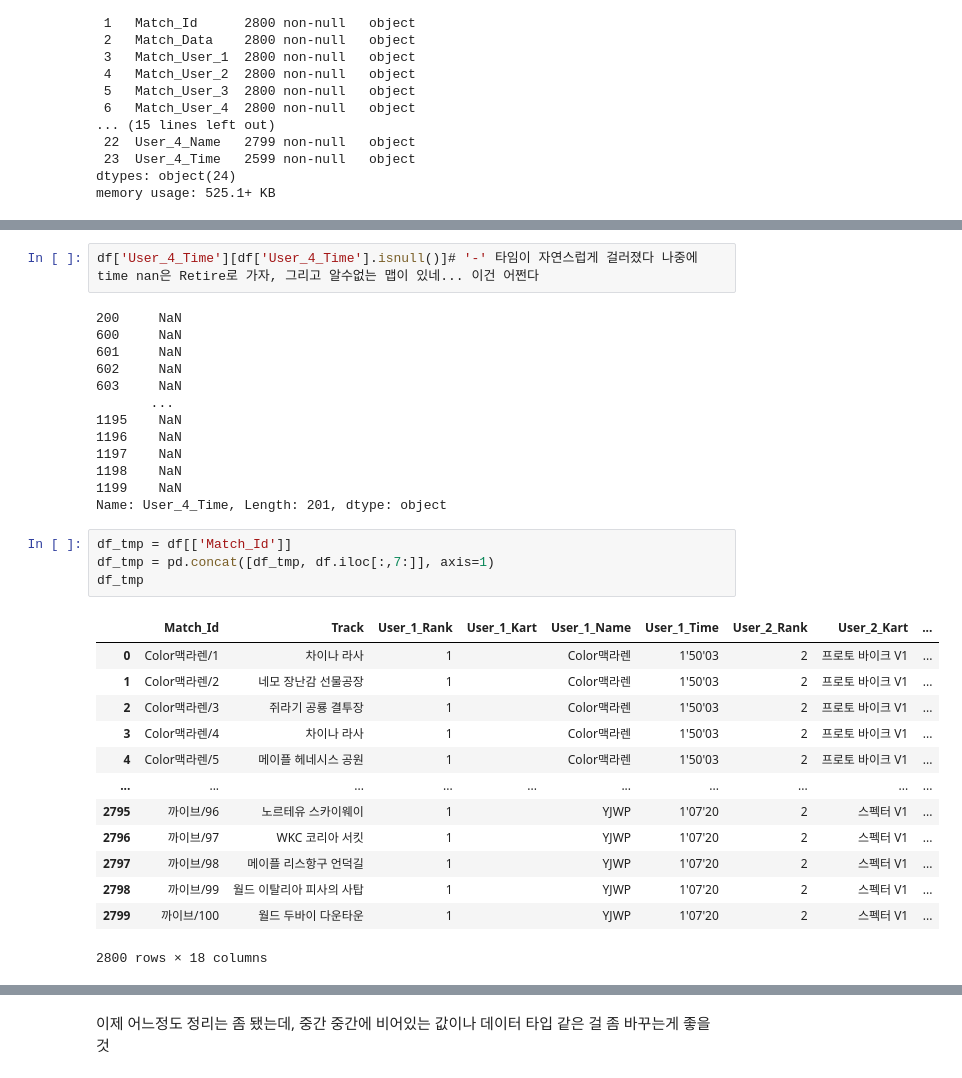
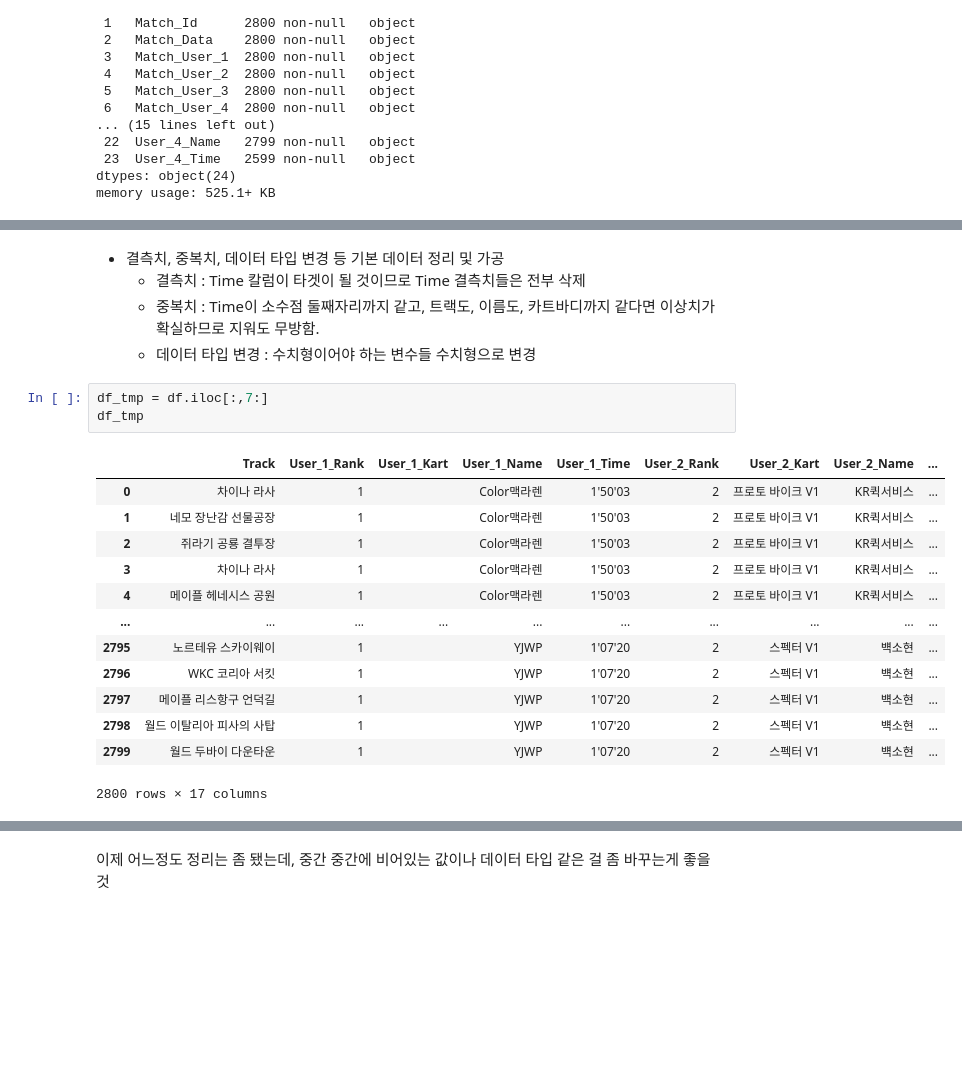
Before and after one commit to ORCT/ds-section2-project, a Jupyter notebook: 01. Data_Preprocessing.ipynb, the cells around one changed output, grey strips where cells are left out. Drawn from its saved outputs; the diff is of its cells as text; blank space fills up the shorter version.

```diff
--- a/01. Data_Preprocessing.ipynb
+++ b/01. Data_Preprocessing.ipynb
@@ -260,33 +233,22 @@ Name: 200, dtype: object
-# %%
-df['User_4_Time'][df['User_4_Time'].isnull()]# '-' 타임이 자연스럽게 걸러졌다 나중에 time nan은 Retire로 가자, 그리고 알수없는 맵이 있네... 이건 어쩐다
-# %% [output]
-200     NaN
-600     NaN
-601     NaN
-602     NaN
-603     NaN
-       ...
-1195    NaN
-1196    NaN
-1197    NaN
-1198    NaN
-1199    NaN
-Name: User_4_Time, Length: 201, dtype: object
+# %% [markdown]
+- 결측치, 중복치, 데이터 타입 변경 등 기본 데이터 정리 및 가공
+  - 결측치 : Time 칼럼이 타겟이 될 것이므로 Time 결측치들은 전부 삭제
+  - 중복치 : Time이 소수점 둘째자리까지 같고, 트랙도, 이름도, 카트바디까지 같다면 이상치가 확실하므로 지워도 무방함.
+  - 데이터 타입 변경 : 수치형이어야 하는 변수들 수치형으로 변경
 # %%
-df_tmp = df[['Match_Id']]
-df_tmp = pd.concat([df_tmp, df.iloc[:,7:]], axis=1)
+df_tmp = df.iloc[:,7:]
 df_tmp
 # %% [output]
-|  | Match_Id | Track | User_1_Rank | User_1_Kart | User_1_Name | User_1_Time | User_2_Rank | User_2_Kart | ... |
-| 0 | Color맥라렌/1 | 차이나 라사 | 1 |  | Color맥라렌 | 1'50'03 | 2 | 프로토 바이크 V1 | ... |
-| 1 | Color맥라렌/2 | 네모 장난감 선물공장 | 1 |  | Color맥라렌 | 1'50'03 | 2 | 프로토 바이크 V1 | ... |
-| 2 | Color맥라렌/3 | 쥐라기 공룡 결투장 | 1 |  | Color맥라렌 | 1'50'03 | 2 | 프로토 바이크 V1 | ... |
-| 3 | Color맥라렌/4 | 차이나 라사 | 1 |  | Color맥라렌 | 1'50'03 | 2 | 프로토 바이크 V1 | ... |
-| 4 | Color맥라렌/5 | 메이플 헤네시스 공원 | 1 |  | Color맥라렌 | 1'50'03 | 2 | 프로토 바이크 V1 | ... |
+|  | Track | User_1_Rank | User_1_Kart | User_1_Name | User_1_Time | User_2_Rank | User_2_Kart | User_2_Name | ... |
+| 0 | 차이나 라사 | 1 |  | Color맥라렌 | 1'50'03 | 2 | 프로토 바이크 V1 | KR퀵서비스 | ... |
+| 1 | 네모 장난감 선물공장 | 1 |  | Color맥라렌 | 1'50'03 | 2 | 프로토 바이크 V1 | KR퀵서비스 | ... |
+| 2 | 쥐라기 공룡 결투장 | 1 |  | Color맥라렌 | 1'50'03 | 2 | 프로토 바이크 V1 | KR퀵서비스 | ... |
+| 3 | 차이나 라사 | 1 |  | Color맥라렌 | 1'50'03 | 2 | 프로토 바이크 V1 | KR퀵서비스 | ... |
+| 4 | 메이플 헤네시스 공원 | 1 |  | Color맥라렌 | 1'50'03 | 2 | 프로토 바이크 V1 | KR퀵서비스 | ... |
 | ... | ... | ... | ... | ... | ... | ... | ... | ... | ... |
-| 2795 | 까이브/96 | 노르테유 스카이웨이 | 1 |  | YJWP | 1'07'20 | 2 | 스펙터 V1 | ... |
-| 2796 | 까이브/97 | WKC 코리아 서킷 | 1 |  | YJWP | 1'07'20 | 2 | 스펙터 V1 | ... |
-| 2797 | 까이브/98 | 메이플 리스항구 언덕길 | 1 |  | YJWP | 1'07'20 | 2 | 스펙터 V1 | ... |
-| 2798 | 까이브/99 | 월드 이탈리아 피사의 사탑 | 1 |  | YJWP | 1'07'20 | 2 | 스펙터 V1 | ... |
-| 2799 | 까이브/100 | 월드 두바이 다운타운 | 1 |  | YJWP | 1'07'20 | 2 | 스펙터 V1 | ... |
+| 2795 | 노르테유 스카이웨이 | 1 |  | YJWP | 1'07'20 | 2 | 스펙터 V1 | 뱩소현 | ... |
+| 2796 | WKC 코리아 서킷 | 1 |  | YJWP | 1'07'20 | 2 | 스펙터 V1 | 뱩소현 | ... |
+| 2797 | 메이플 리스항구 언덕길 | 1 |  | YJWP | 1'07'20 | 2 | 스펙터 V1 | 뱩소현 | ... |
+| 2798 | 월드 이탈리아 피사의 사탑 | 1 |  | YJWP | 1'07'20 | 2 | 스펙터 V1 | 뱩소현 | ... |
+| 2799 | 월드 두바이 다운타운 | 1 |  | YJWP | 1'07'20 | 2 | 스펙터 V1 | 뱩소현 | ... |
-2800 rows × 18 columns
+2800 rows × 17 columns
```
Also changed, not shown: parts of 10 cells of this notebook.
